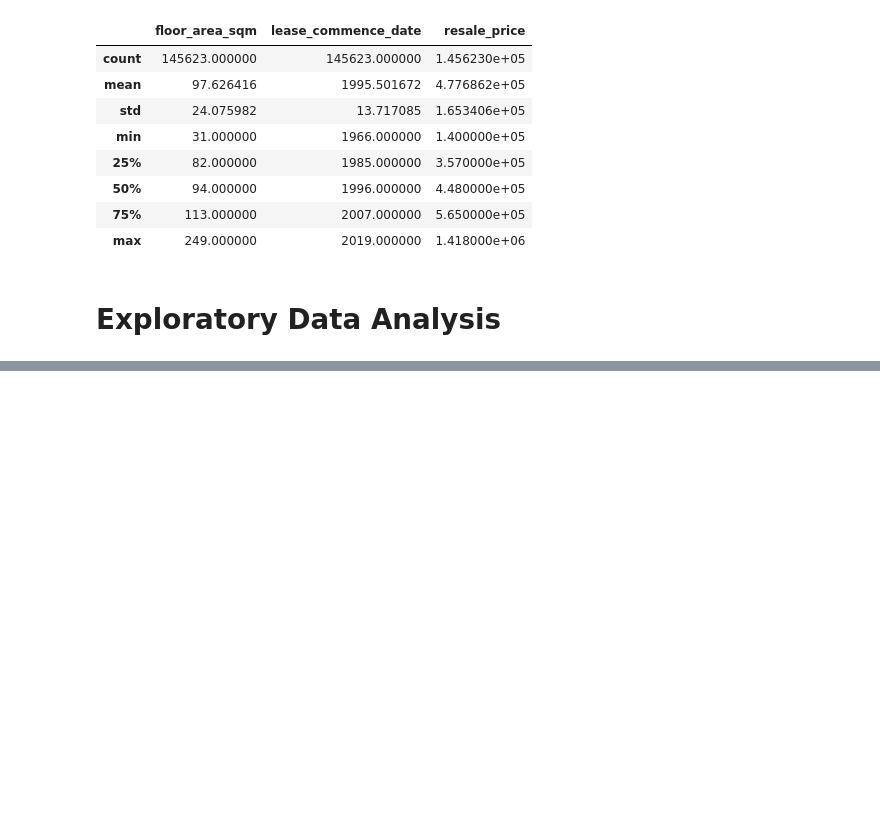
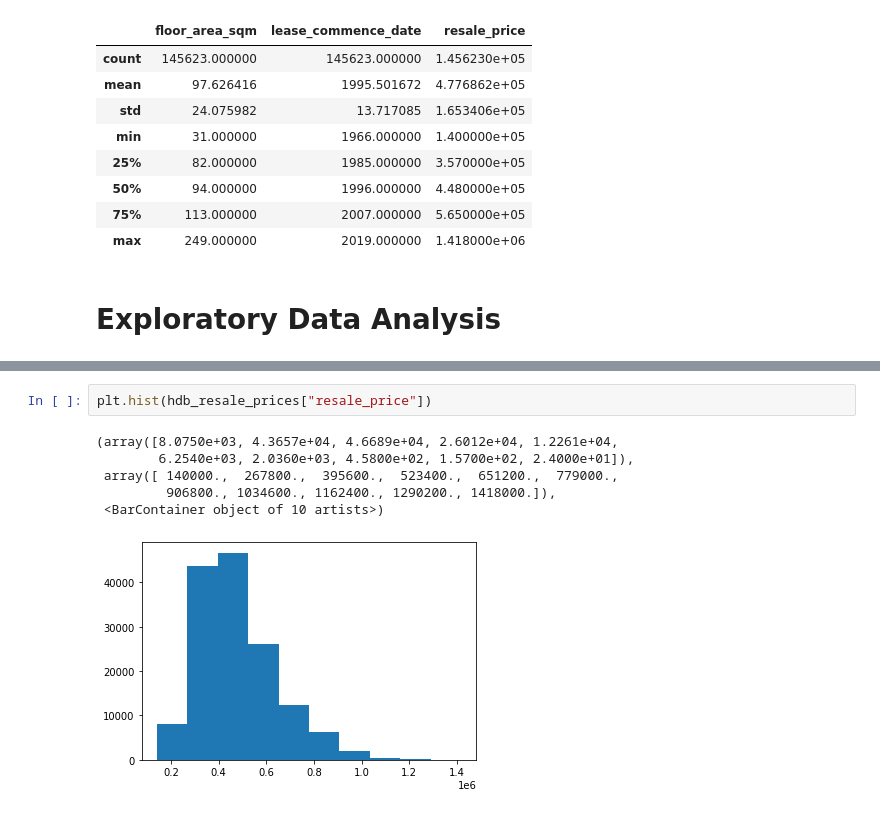
Before and after one commit to erlynnehazey/is424_hbd-resale-value, a Jupyter notebook: hdb_resale_prices_eda.ipynb, the cells around one changed output, grey strips where cells are left out. Saved outputs shown, nothing was run; the diff lists cells and outputs as text; blank space fills up the shorter version.

```diff
--- a/hdb_resale_prices_eda.ipynb
+++ b/hdb_resale_prices_eda.ipynb
@@ -174,3 +182,12 @@ import matplotlib.pyplot as plt
+# %%
+plt.hist(hdb_resale_prices["resale_price"])
+# %% [output]
+(array([8.0750e+03, 4.3657e+04, 4.6689e+04, 2.6012e+04, 1.2261e+04,
+        6.2540e+03, 2.0360e+03, 4.5800e+02, 1.5700e+02, 2.4000e+01]),
+ array([ 140000.,  267800.,  395600.,  523400.,  651200.,  779000.,
+         906800., 1034600., 1162400., 1290200., 1418000.]),
+ <BarContainer object of 10 artists>)
+[figure, added]
 # %% [markdown]
 # Feature Engineering
 
```
Also changed, not shown: parts of 12 cells of this notebook.
